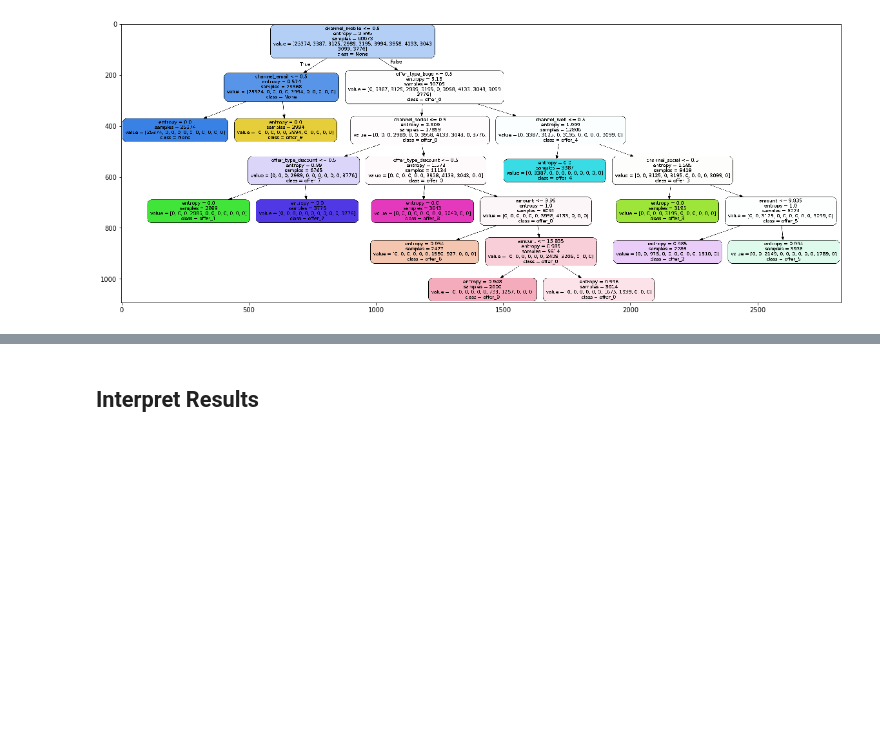
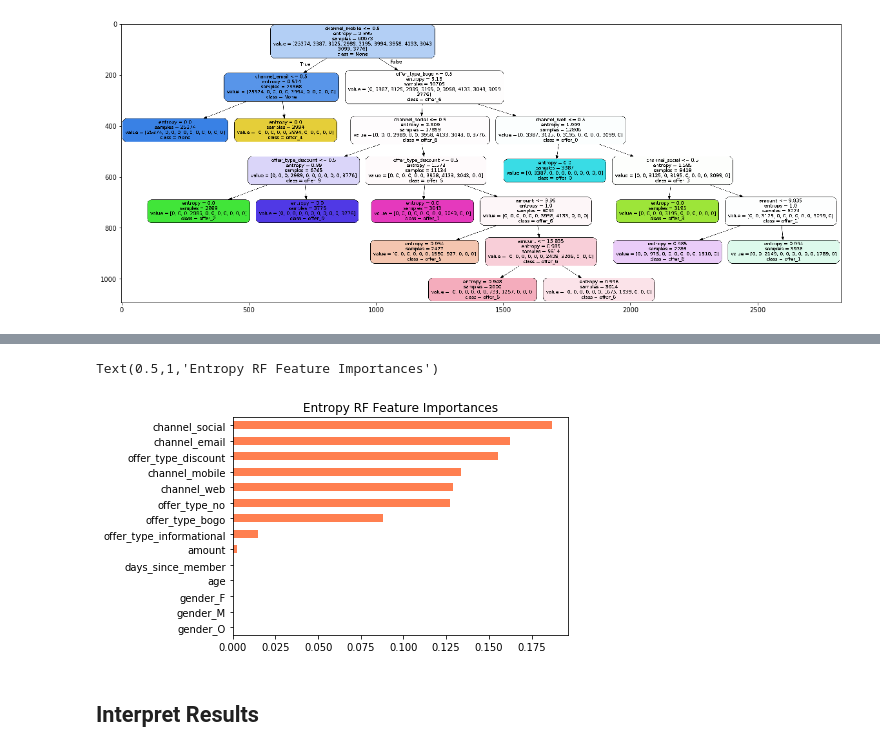
Before and after one commit to Mendy5/Udacity_Project_Capstone, a Jupyter notebook: Starbucks_Capstone_notebook.ipynb, the cells around one changed output, grey strips where cells are left out. Drawn from its saved outputs; the diff is of its cells as text; code cells hidden in the pictures; blank space fills up the shorter version.

```diff
--- a/Starbucks_Capstone_notebook.ipynb
+++ b/Starbucks_Capstone_notebook.ipynb
@@ -2719,0 +2762,3 @@ plt.imshow(img2)
+# %%
+rf_entropy = RandomForestClassifier(n_estimators=25, max_depth=6,\
+                                    min_samples_leaf=2000, criterion='entropy', random_state=SEED)
@@ -2720,2 +2781,14 @@ plt.imshow(img2)
+# %%
+rf_entropy_importances = pd.Series(data = rf_entropy.feature_importances_,\
+                            index = X_clf_train.columns\
+                            )
+# %%
+rf_entropy_importances_sorted = rf_entropy_importances.sort_values()
+# %%
+rf_entropy_importances_sorted.plot(kind='barh', color="coral")
+plt.title("Entropy RF Feature Importances")
+# %% [output]
+Text(0.5,1,'Entropy RF Feature Importances')
+[figure, added]
 # %% [markdown]
 ## Interpret Results
```
Also changed, not shown: parts of 41 cells of this notebook.
